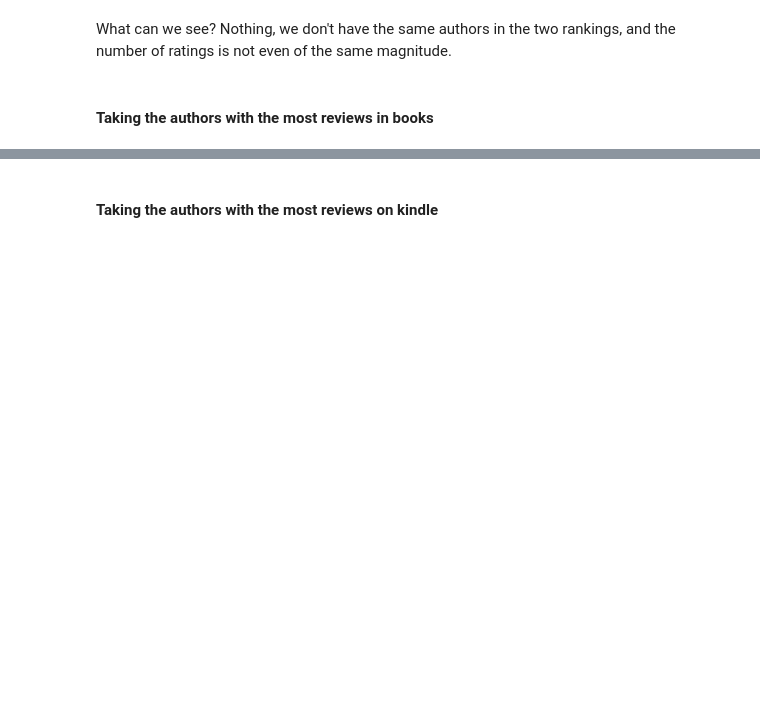
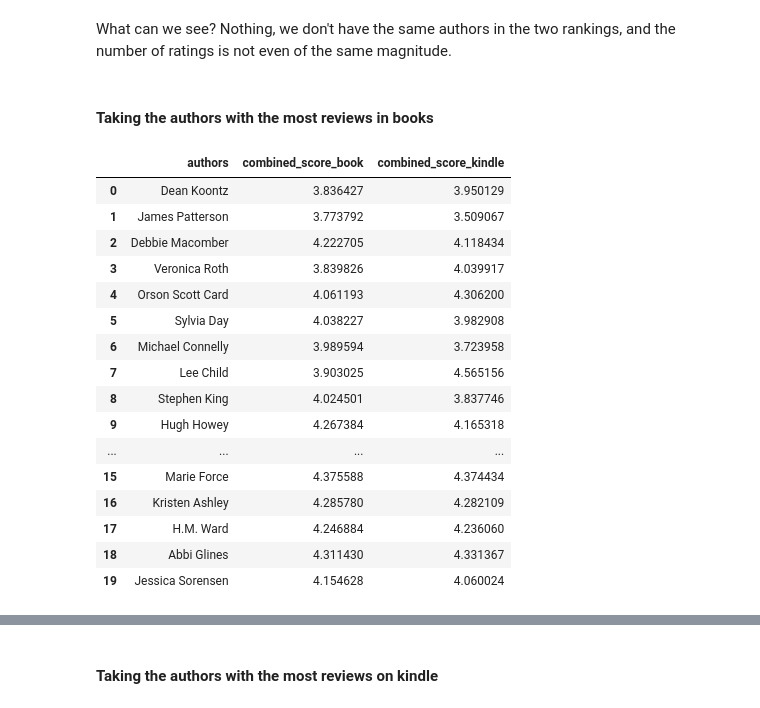
Before and after one commit to mj2905/ProjectMYP, a Jupyter notebook: project/Milestone 2 PA clean.ipynb, the cells around one changed output, grey strips where cells are left out. Drawn from its saved outputs; the diff is of its cells as text; code cells hidden in the pictures; blank space fills up the shorter version.

```diff
--- a/project/Milestone 2 PA clean.ipynb
+++ b/project/Milestone 2 PA clean.ipynb
@@ -1165,3 +1345,23 @@ top_authors_ebooks_score = pd.read_csv(top_authors_weighted_kindle_score)
 # %%
 scores_top_authors = top_authors_books_score[['authors', 'combined_score']].merge(
     top_authors_ebooks_score[['authors', 'combined_score']], on='authors', suffixes=('_book', '_kindle'))
+
+scores_top_authors
+# %% [output]
+|  | authors | combined_score_book | combined_score_kindle |
+| 0 | Dean Koontz | 3.836427 | 3.950129 |
+| 1 | James Patterson | 3.773792 | 3.509067 |
+| 2 | Debbie Macomber | 4.222705 | 4.118434 |
+| 3 | Veronica Roth | 3.839826 | 4.039917 |
+| 4 | Orson Scott Card | 4.061193 | 4.306200 |
+| 5 | Sylvia Day | 4.038227 | 3.982908 |
+| 6 | Michael Connelly | 3.989594 | 3.723958 |
+| 7 | Lee Child | 3.903025 | 4.565156 |
+| 8 | Stephen King | 4.024501 | 3.837746 |
+| 9 | Hugh Howey | 4.267384 | 4.165318 |
+| ... | ... | ... | ... |
+| 15 | Marie Force | 4.375588 | 4.374434 |
+| 16 | Kristen Ashley | 4.285780 | 4.282109 |
+| 17 | H.M. Ward | 4.246884 | 4.236060 |
+| 18 | Abbi Glines | 4.311430 | 4.331367 |
+| 19 | Jessica Sorensen | 4.154628 | 4.060024 |
```
Also changed, not shown: parts of 95 cells of this notebook.
